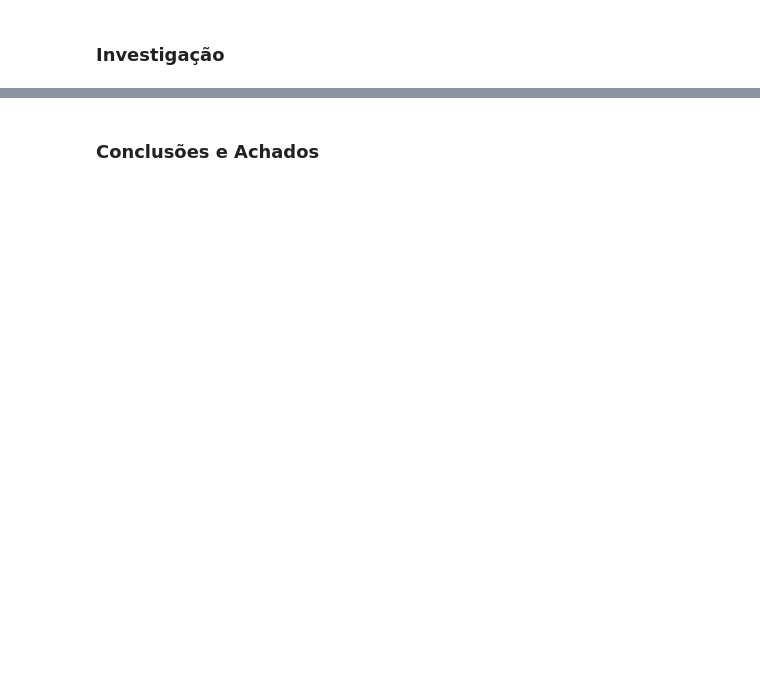
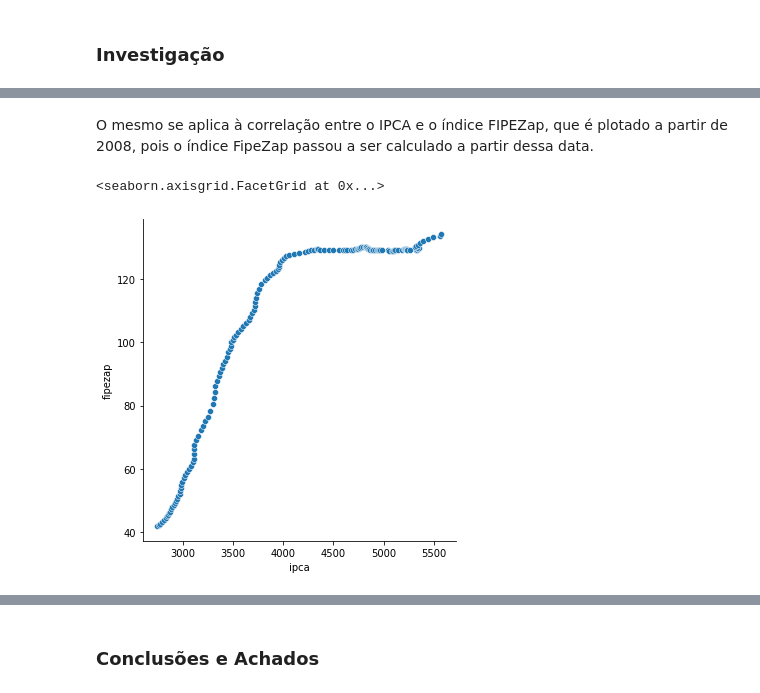
Before and after one commit to luishenriquesimoes/data-science-bootcamp, a Jupyter notebook: TrabalhoFinal_DataScience_Luis_Simoes.ipynb, the cells around one changed output, grey strips where cells are left out. Saved outputs shown, nothing was run; the diff lists cells and outputs as text; code cells hidden in the pictures; blank space fills up the shorter version.

```diff
--- a/TrabalhoFinal_DataScience_Luis_Simoes.ipynb
+++ b/TrabalhoFinal_DataScience_Luis_Simoes.ipynb
@@ -23,0 +295,7 @@
+# %% [markdown]
+O mesmo se aplica à correlação entre o IPCA e o índice FIPEZap, que é plotado a partir de 2008, pois o índice FipeZap passou a ser calculado a partir dessa data.
+# %%
+sns.relplot(data=df_indices, x='ipca', y='fipezap')
+# %% [output]
+<seaborn.axisgrid.FacetGrid at 0x...>
+[figure, added]
```
Also changed, not shown: parts of 41 cells of this notebook.
